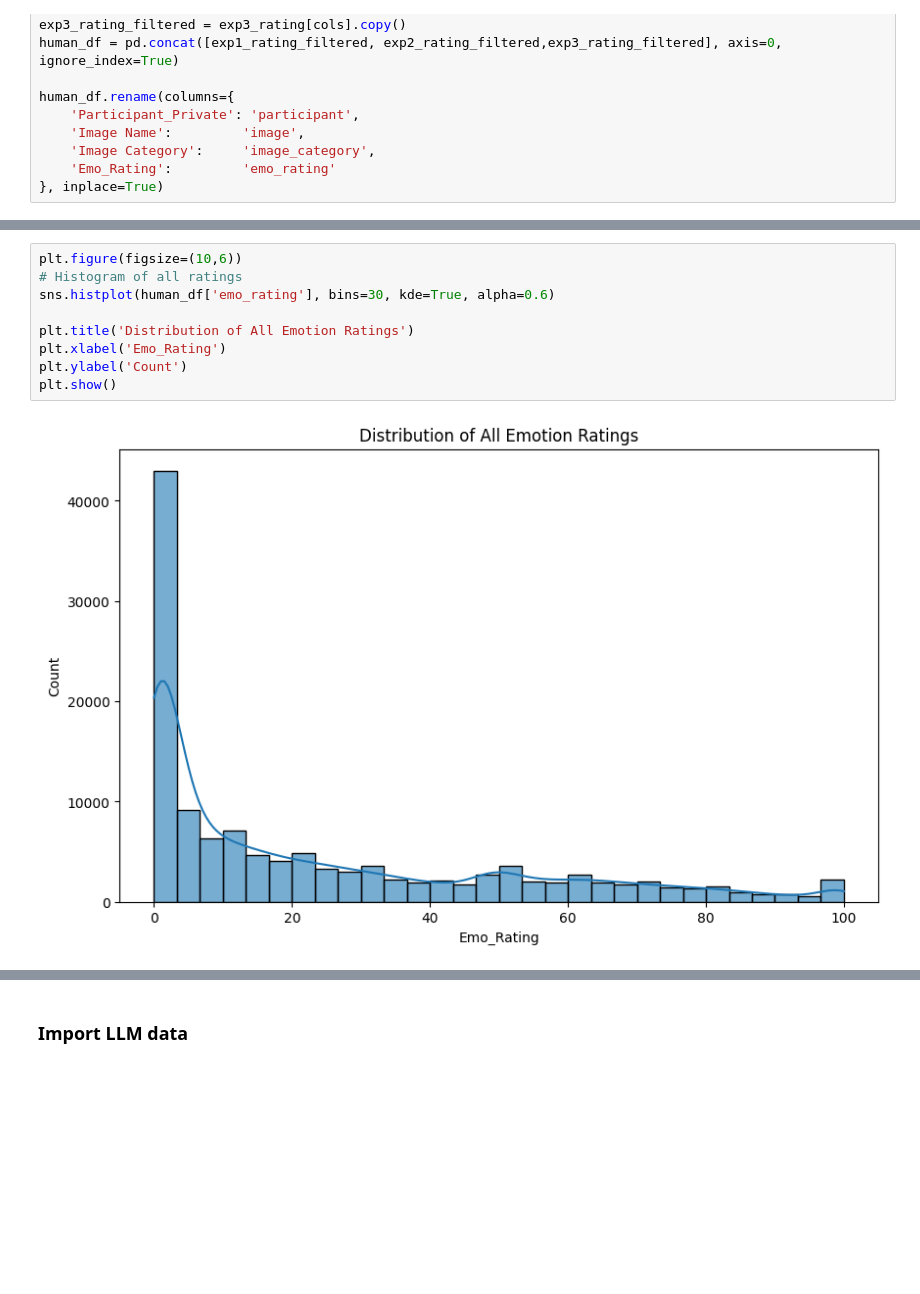
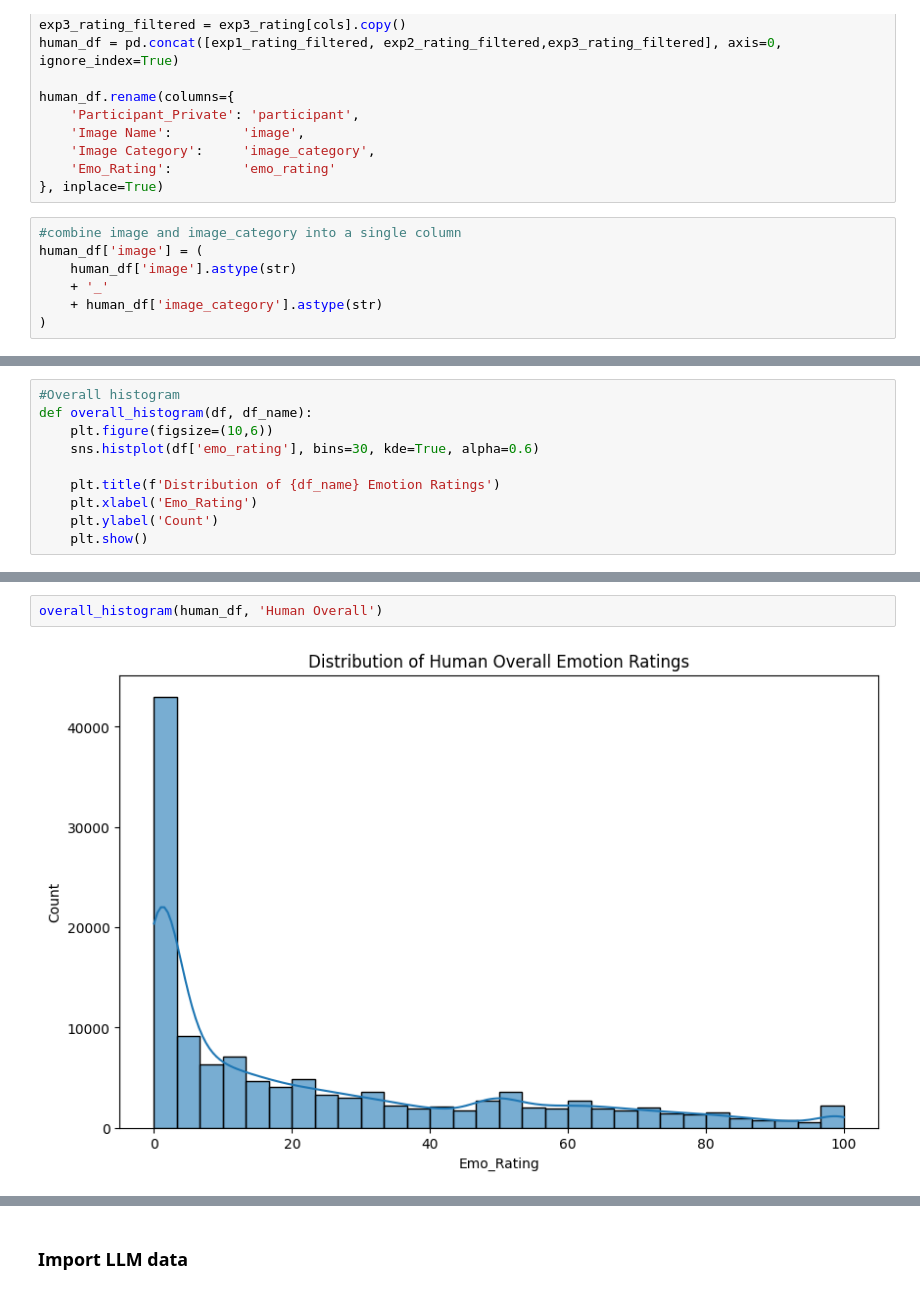
Before and after one commit to stelladongjz/emotion-art, a Jupyter notebook: analysis/human_and_LLM_ratings_EDA.ipynb, the cells around one changed output, grey strips where cells are left out. Cells and saved outputs as stored; diff of their text form; blank space fills up the shorter version.

```diff
--- a/analysis/human_and_LLM_ratings_EDA.ipynb
+++ b/analysis/human_and_LLM_ratings_EDA.ipynb
@@ -28,6 +53,13 @@ human_df.rename(columns={
     'Image Category':     'image_category',
     'Emo_Rating':         'emo_rating'
 }, inplace=True)
+# %%
+#combine image and image_category into a single column
+human_df['image'] = (
+    human_df['image'].astype(str)
+    + '_'
+    + human_df['image_category'].astype(str)
+)
 # %%
 human_df
 # %% [output]
@@ -48,0 +93,10 @@ human_df
+# %%
+#Overall histogram
+def overall_histogram(df, df_name):
+    plt.figure(figsize=(10,6))
+    sns.histplot(df['emo_rating'], bins=30, kde=True, alpha=0.6)
+
+    plt.title(f'Distribution of {df_name} Emotion Ratings')
+    plt.xlabel('Emo_Rating')
+    plt.ylabel('Count')
+    plt.show()
@@ -59,11 +247,4 @@ sns.boxplot(x='Emotion', y='emo_rating', data=human_df)
 # %%
-plt.figure(figsize=(10,6))
-# Histogram of all ratings
-sns.histplot(human_df['emo_rating'], bins=30, kde=True, alpha=0.6)
-
-plt.title('Distribution of All Emotion Ratings')
-plt.xlabel('Emo_Rating')
-plt.ylabel('Count')
-plt.show()
+overall_histogram(human_df, 'Human Overall')
 # %% [output]
-[figure, old version]
+[figure, new version]
```
Also changed, not shown: parts of 53 cells of this notebook.
